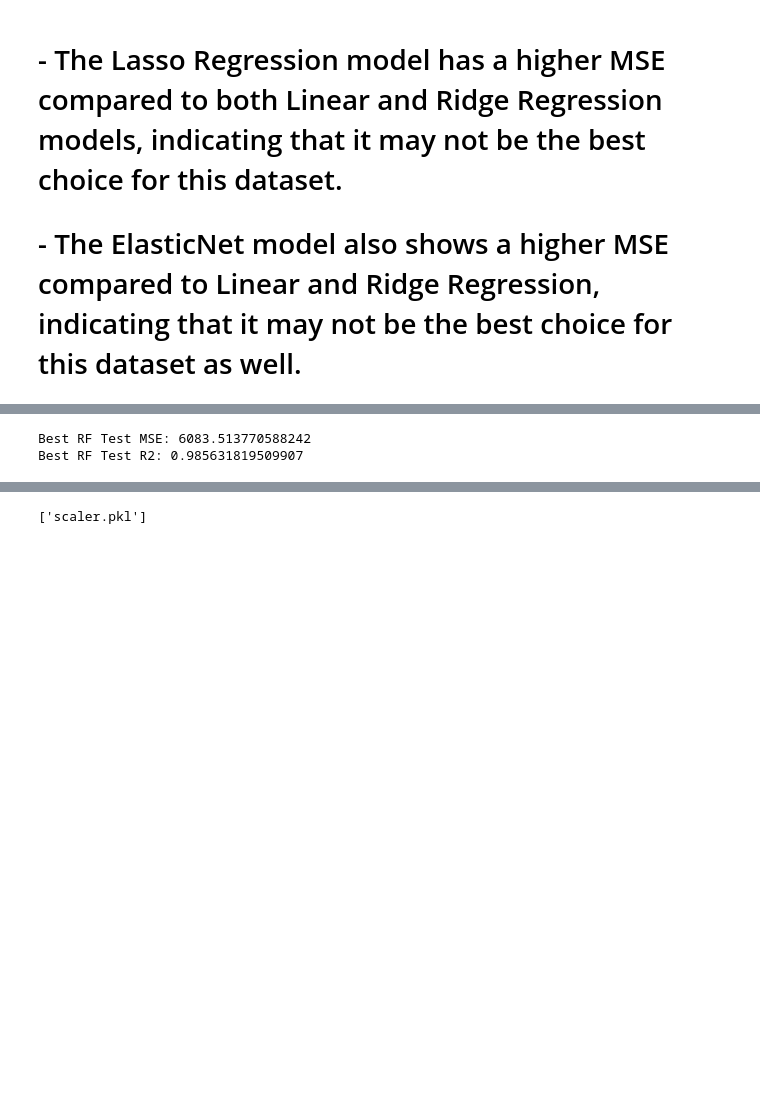
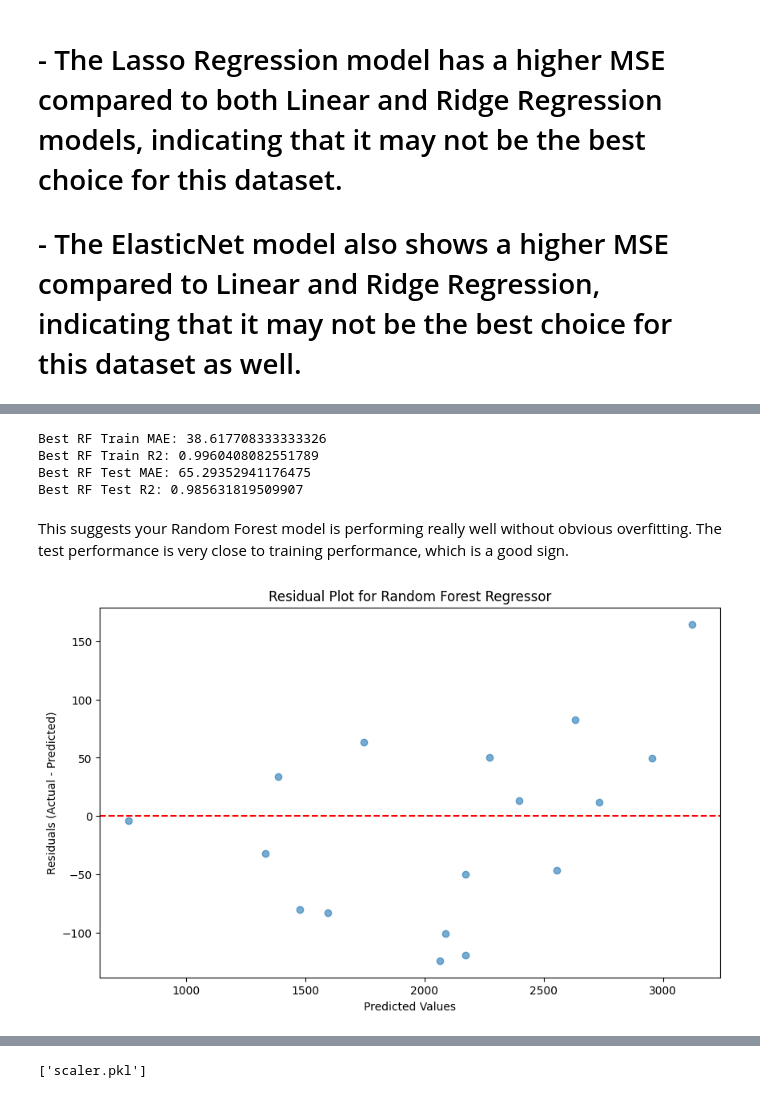
Before and after one commit to vishalgupta-git/mobile_price_prediction, a Jupyter notebook: notebook.ipynb, the cells around one changed output, grey strips where cells are left out. Cells and saved outputs as stored; diff of their text form; code cells hidden in the pictures; blank space fills up the shorter version.

```diff
--- a/notebook.ipynb
+++ b/notebook.ipynb
@@ -298,5 +318,4 @@ y_pred_linear = linear_model.predict(x_train_scaled)
 # %%
-
 # Define models in a dictionary
 models = {
     'Linear Regression': LinearRegression(),
@@ -316,18 +335,19 @@ for name, model in models.items():
     y_pred_train = model.predict(x_train_scaled)
     y_pred_test = model.predict(x_test_scaled)
 
-    # Metrics
-    train_mse = mean_squared_error(y_train, y_pred_train)
+    # Correct metrics
+    train_mae = mean_absolute_error(y_train, y_pred_train)
     train_r2 = r2_score(y_train, y_pred_train)
-    test_mse = mean_squared_error(y_test, y_pred_test)
+
+    test_mae = mean_absolute_error(y_test, y_pred_test)
     test_r2 = r2_score(y_test, y_pred_test)
 
     # Append results
     results.append({
         'Model': name,
-        'Train MSE': train_mse,
+        'Train MAE': train_mae,
         'Train R2': train_r2,
-        'Test MSE': test_mse,
+        'Test MAE': test_mae,
         'Test R2': test_r2
     })
 
@@ -395,15 +435,46 @@ Fitting 5 folds for each of 108 candidates, totalling 540 fits
 Best Parameters: {'max_depth': None, 'min_samples_leaf': 1, 'min_samples_split': 2, 'n_estimators': 100}
 Best Score (CV R2): 0.9417512885214718
 # %%
-best_rf = grid_search.best_estimator_
+# Predict on training data
+y_pred_train = best_rf.predict(x_train)
+
+# Calculate training MAE and R2
+train_mae = mean_absolute_error(y_train, y_pred_train)
+train_r2 = r2_score(y_train, y_pred_train)
+
+# Predict on test data
 y_pred_test = best_rf.predict(x_test)
 
-# Evaluation
-test_mse = mean_squared_error(y_test, y_pred_test)
+# Calculate test MAE and R2
+test_mae = mean_absolute_error(y_test, y_pred_test)
 test_r2 = r2_score(y_test, y_pred_test)
 
-print("Best RF Test MSE:", test_mse)
+# Print results
+print("Best RF Train MAE:", train_mae)
+print("Best RF Train R2:", train_r2)
+print("Best RF Test MAE:", test_mae)
 print("Best RF Test R2:", test_r2)
 # %% [output]
-Best RF Test MSE: 6083.513770588242
+Best RF Train MAE: 38.617708333333326
+Best RF Train R2: 0.9960408082551789
+Best RF Test MAE: 65.29352941176475
 Best RF Test R2: 0.985631819509907
+# %% [markdown]
+This suggests your Random Forest model is performing really well without obvious overfitting. The test performance is very close to training performance, which is a good sign.
+# %%
+# Predict on test data
+y_pred_test = best_rf.predict(x_test)
+
+# Calculate residuals
+residuals = y_test - y_pred_test
+
+# Plot residuals vs predicted values
+plt.figure(figsize=(10,6))
+plt.scatter(y_pred_test, residuals, alpha=0.6)
+plt.axhline(y=0, color='red', linestyle='--')
+plt.xlabel('Predicted Values')
+plt.ylabel('Residuals (Actual - Predicted)')
+plt.title('Residual Plot for Random Forest Regressor')
+plt.show()
+# %% [output]
+[figure, added]
```
Also changed, not shown: parts of 12 cells of this notebook, 3 other files.
